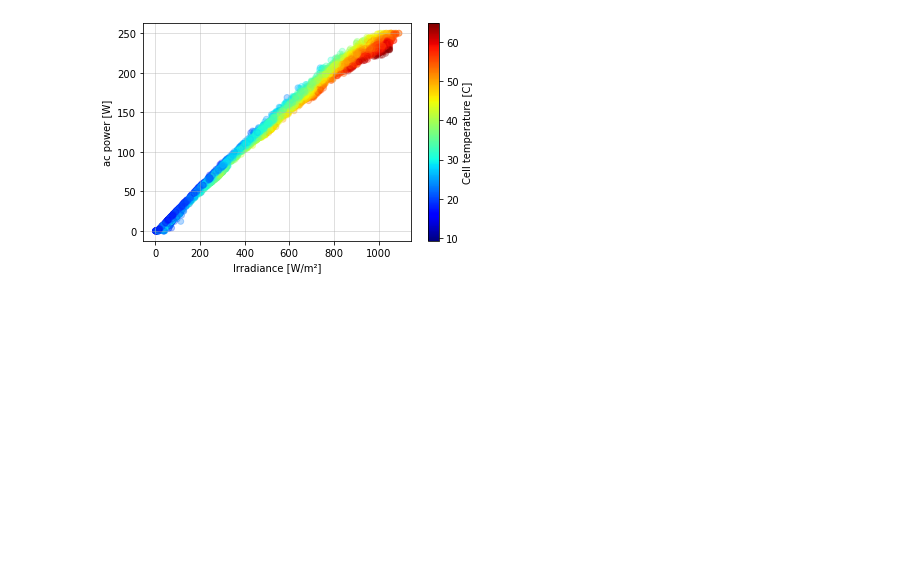
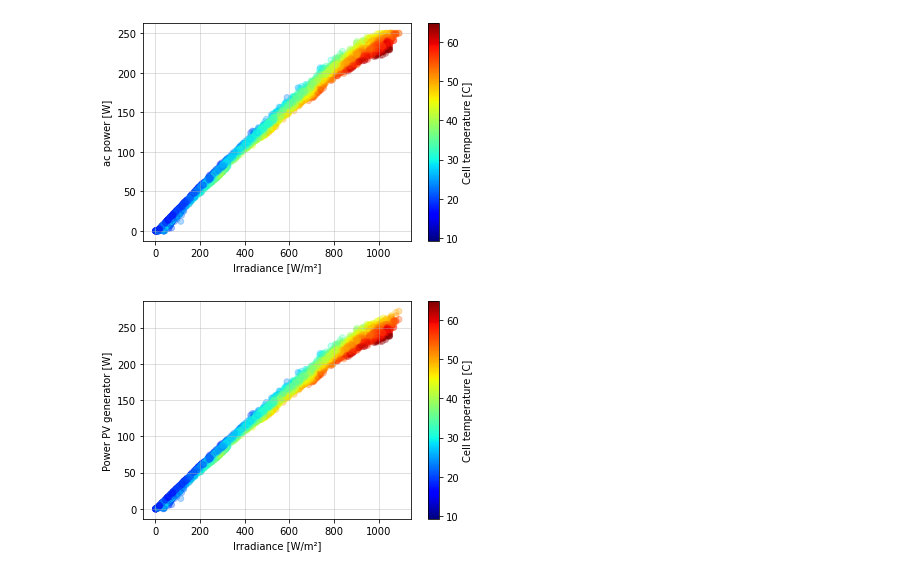
Before and after one commit to martavp/pv-textbook, a Jupyter notebook: Problems/Chapter_09/Problem9.12.ipynb, the cells around one changed output. Saved outputs shown, nothing was run; the diff lists cells and outputs as text; code cells hidden in the pictures; blank space fills up the shorter version.

```diff
--- a/Problems/Chapter_09/Problem9.12.ipynb
+++ b/Problems/Chapter_09/Problem9.12.ipynb
@@ -186,3 +186,14 @@ plt.ylabel('ac power [W]')
 plt.show()
 # %% [output]
 [figure]
+# %%
+plt.figure()
+pc = plt.scatter(poa_irradiance['poa_global'], dc_power['p_mp'], c=cell_temperature, cmap='jet')
+plt.colorbar(label='Cell temperature [C]', ax=plt.gca())
+pc.set_alpha(0.3)
+plt.grid(alpha=0.5)
+plt.xlabel('Irradiance [W/m²]')
+plt.ylabel('Power PV generator [W]')
+plt.show()
+# %% [output]
+[figure, added]
```
Also changed, not shown: 3 other files.
